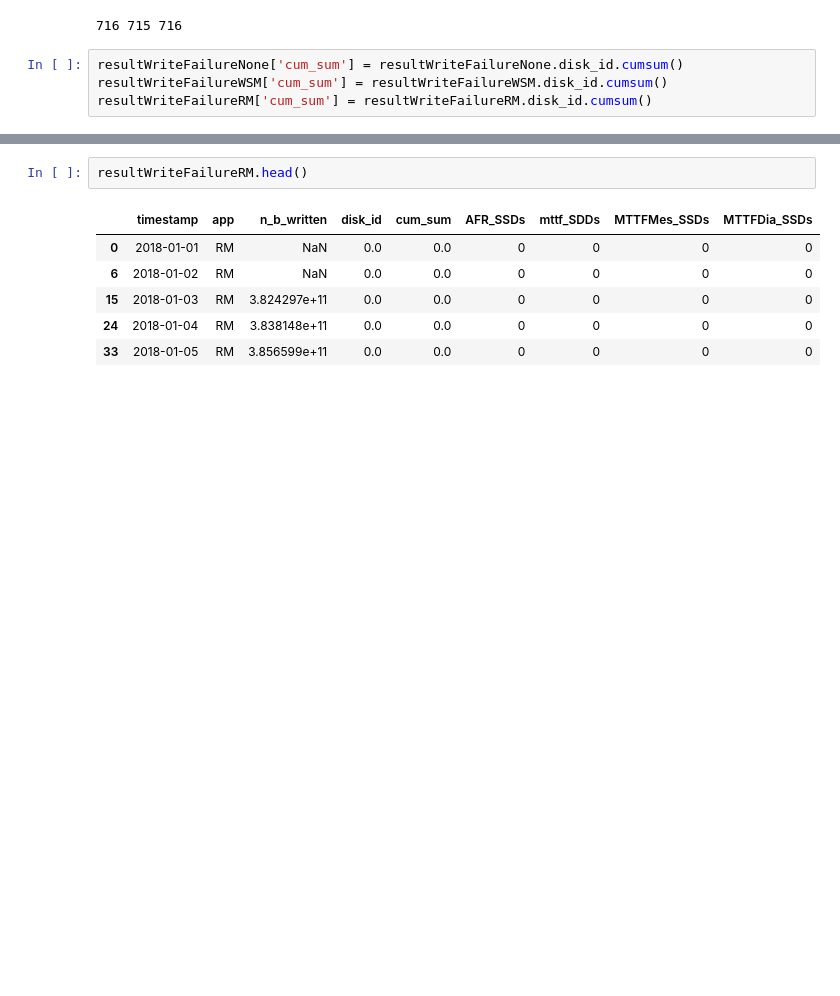
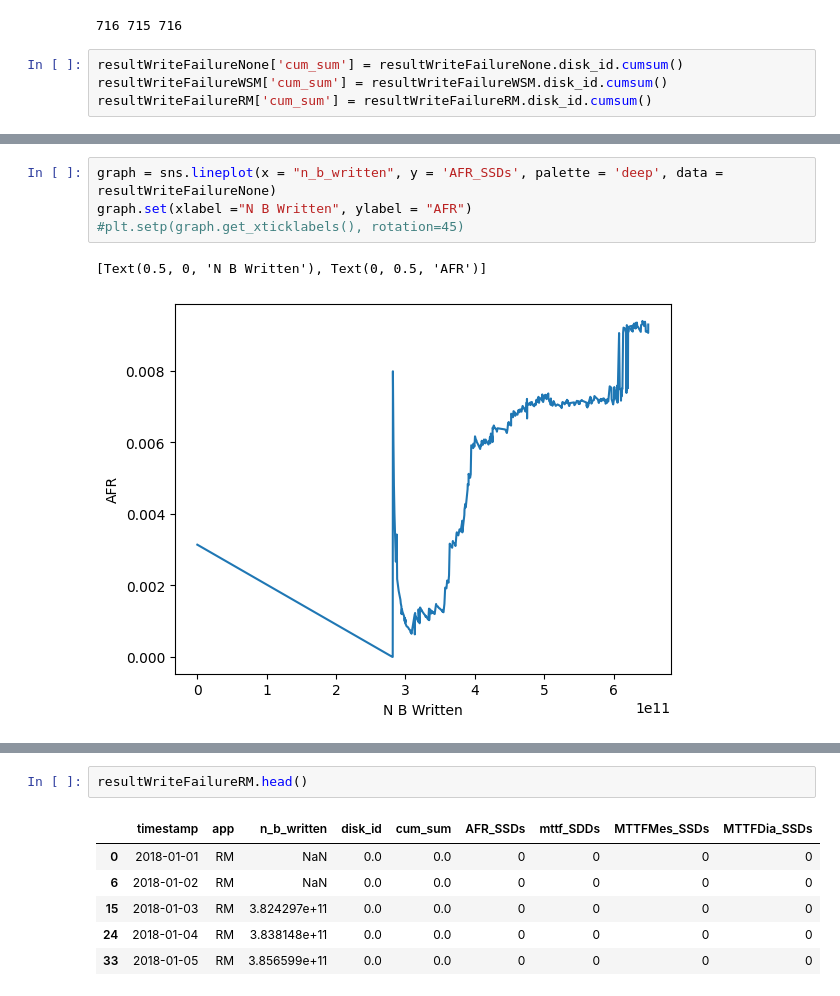
Before and after one commit to EricBorba/StorageFailurePredictor, a Jupyter notebook: WriteAnalB2Model.ipynb, the cells around one changed output, grey strips where cells are left out. Saved outputs shown, nothing was run; the diff lists cells and outputs as text; blank space fills up the shorter version.

```diff
--- a/WriteAnalB2Model.ipynb
+++ b/WriteAnalB2Model.ipynb
@@ -764,0 +839,7 @@ graph.set(xlabel ="N B Written", ylabel = "MTTF (h)")
+# %%
+graph = sns.lineplot(x = "n_b_written", y = 'AFR_SSDs', palette = 'deep', data = resultWriteFailureNone)
+graph.set(xlabel ="N B Written", ylabel = "AFR")
+#plt.setp(graph.get_xticklabels(), rotation=45)
+# %% [output]
+[Text(0.5, 0, 'N B Written'), Text(0, 0.5, 'AFR')]
+[figure, added]
```
Also changed, not shown: parts of 15 cells of this notebook.
